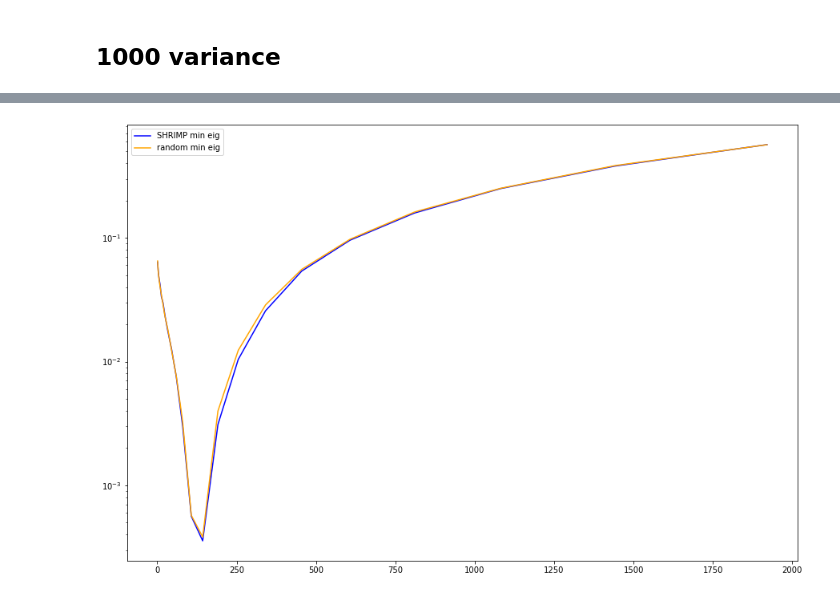
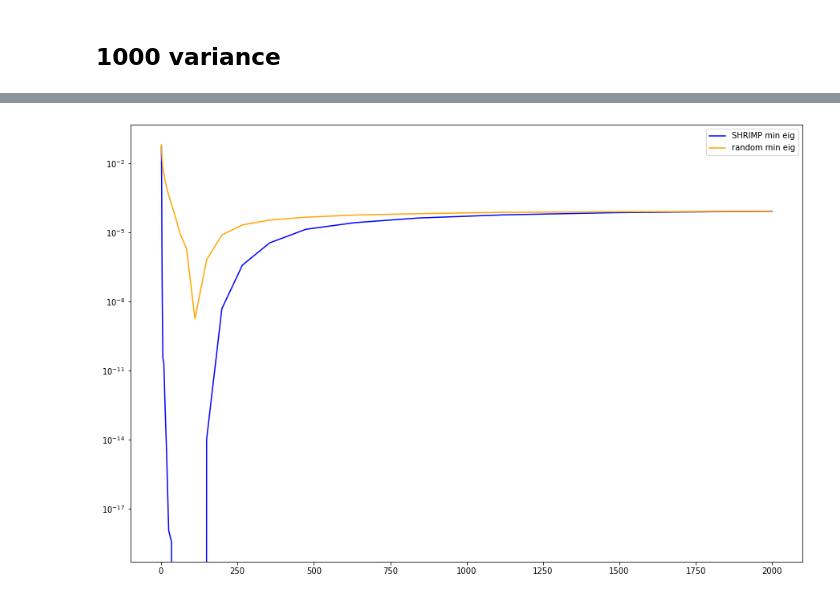
Before and after one commit to rhshi/sparse-rf, a Jupyter notebook: examples/spectrum/fn10.ipynb, the cells around one changed output, grey strips where cells are left out. Cells and saved outputs as stored; diff of their text form; code cells hidden in the pictures.

```diff
--- a/examples/spectrum/fn10.ipynb
+++ b/examples/spectrum/fn10.ipynb
@@ -90,10 +90,10 @@ plt.show()
 # %%
 plt.figure(figsize=(15, 10))
-plt.semilogy(svr_q.lengths, svr_q.eigs_s_min, label="SHRIMP min eig", color="blue")
-plt.semilogy(svr_q.lengths, svr_q.eigs_r_min, label="random min eig", color="orange")
+plt.semilogy(svr_q.lengths, np.array(svr_q.eigs_s_min[:]) / np.array(svr_q.lengths), label="SHRIMP min eig", color="blue")
+plt.semilogy(svr_q.lengths, np.array(svr_q.eigs_r_min[:]) / np.array(svr_q.lengths), label="random min eig", color="orange")
 plt.legend(loc="best")
 plt.show()
 # %% [output]
-[figure, old version]
+[figure, new version]
 # %%
 plt.figure(figsize=(15, 10))
```
Also changed, not shown: parts of 19 cells of this notebook, 4 other files.
